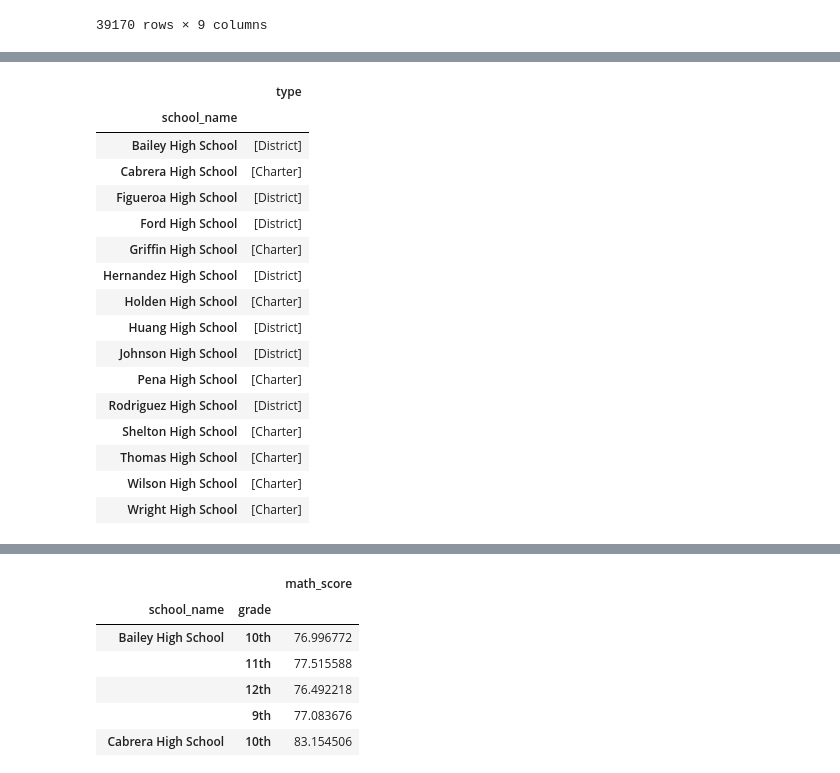
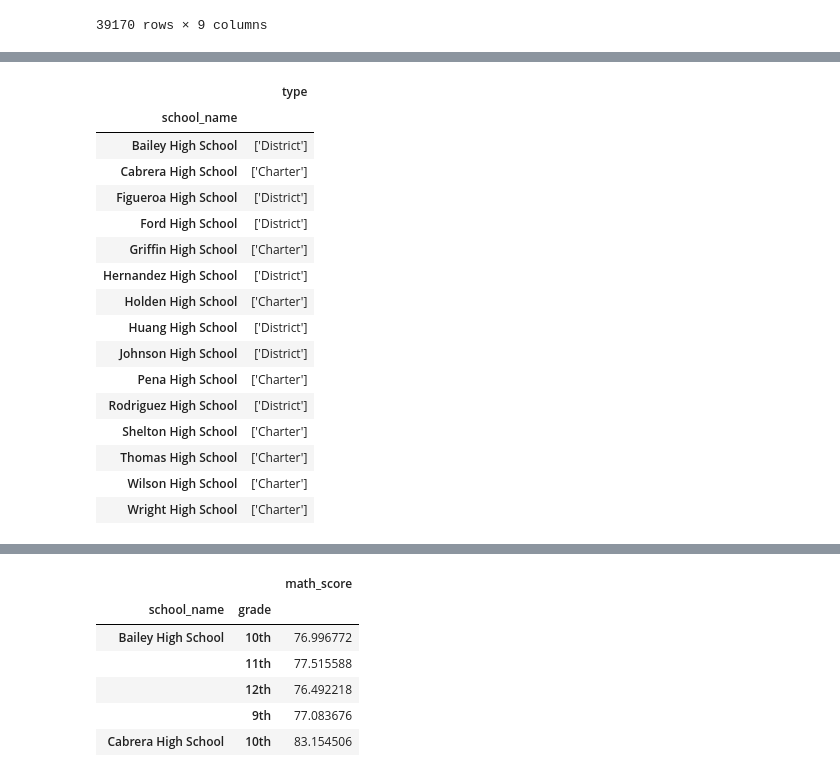
Before and after one commit to adammak1389/Pandas-Challenge, a Jupyter notebook: PyCitySchools/PyCitySchools.ipynb, the cells around one changed output, grey strips where cells are left out. Cells and saved outputs as stored; diff of their text form; code cells hidden in the pictures.

```diff
--- a/PyCitySchools/PyCitySchools.ipynb
+++ b/PyCitySchools/PyCitySchools.ipynb
@@ -195,24 +208,24 @@ school_reduced_df
 # %%
-school_summary_df = pd.DataFrame(school_reduced_df.groupby("school_name")["type"].unique())
+school_summary_df = pd.DataFrame(school_reduced_df.groupby("school_name")["type"].unique().astype(str))
 school_summary_df
 # %% [output]
 |  | type |
 | school_name |  |
-| Bailey High School | [District] |
-| Cabrera High School | [Charter] |
-| Figueroa High School | [District] |
-| Ford High School | [District] |
-| Griffin High School | [Charter] |
-| Hernandez High School | [District] |
-| Holden High School | [Charter] |
-| Huang High School | [District] |
-| Johnson High School | [District] |
-| Pena High School | [Charter] |
-| Rodriguez High School | [District] |
-| Shelton High School | [Charter] |
-| Thomas High School | [Charter] |
-| Wilson High School | [Charter] |
-| Wright High School | [Charter] |
+| Bailey High School | ['District'] |
+| Cabrera High School | ['Charter'] |
+| Figueroa High School | ['District'] |
+| Ford High School | ['District'] |
+| Griffin High School | ['Charter'] |
+| Hernandez High School | ['District'] |
+| Holden High School | ['Charter'] |
+| Huang High School | ['District'] |
+| Johnson High School | ['District'] |
+| Pena High School | ['Charter'] |
+| Rodriguez High School | ['District'] |
+| Shelton High School | ['Charter'] |
+| Thomas High School | ['Charter'] |
+| Wilson High School | ['Charter'] |
+| Wright High School | ['Charter'] |
 # %%
 total_students = school_reduced_df.groupby("school_name")["Student ID"].nunique()
 school_summary_df["Total Students"] = total_students
```
Also changed, not shown: parts of 27 cells of this notebook.
